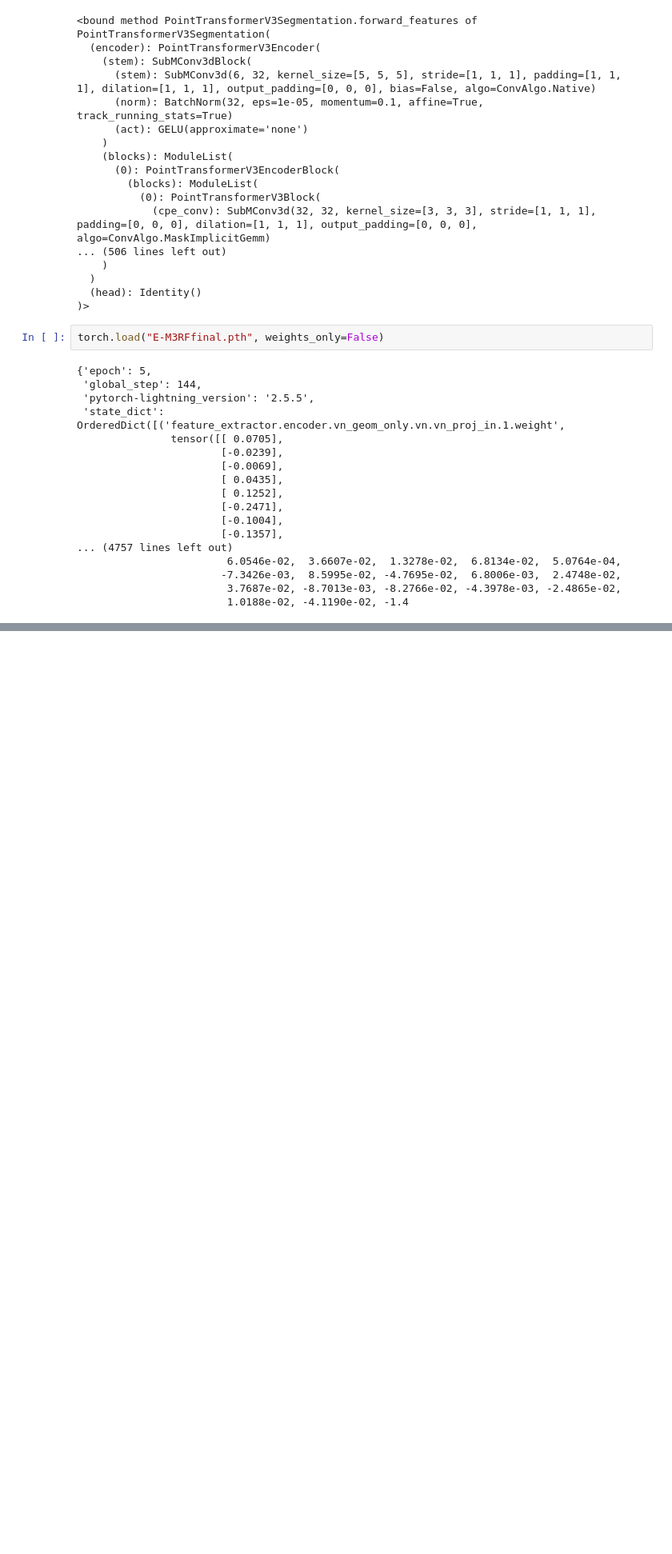
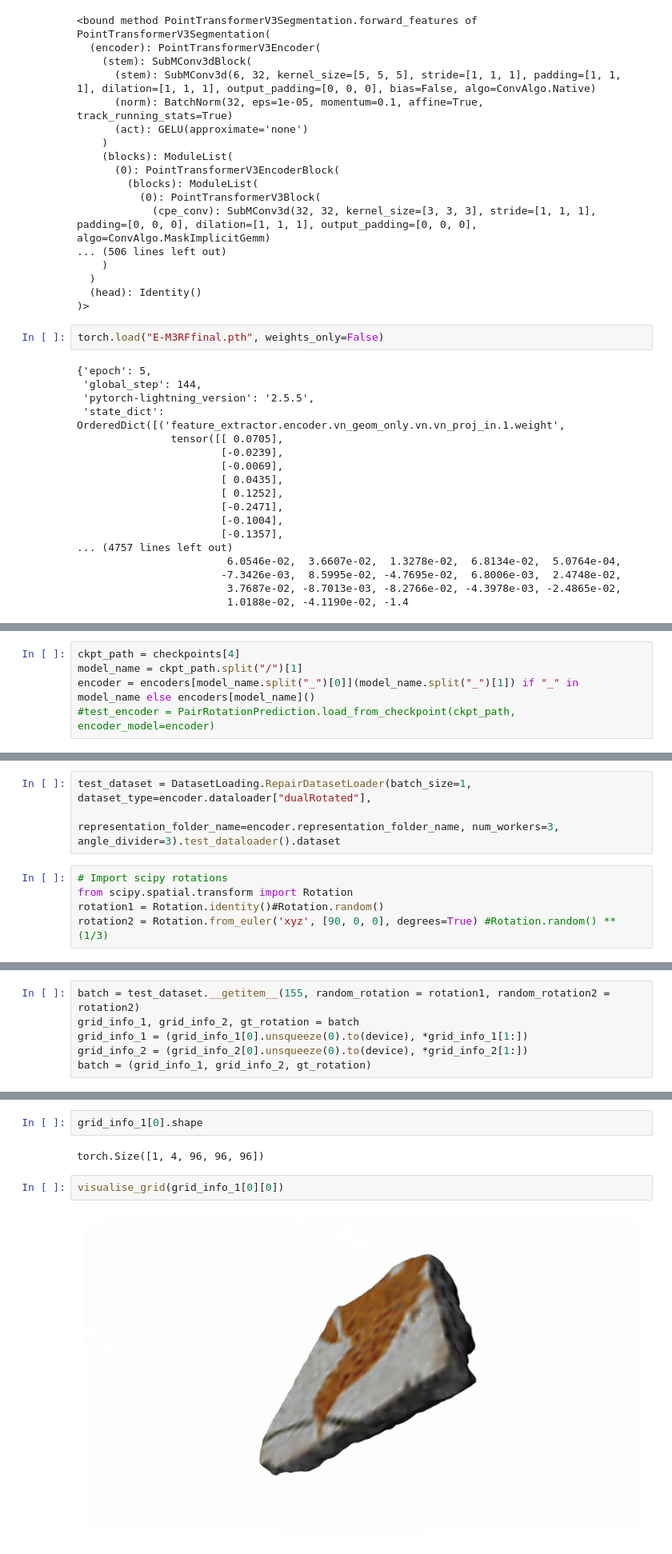
Before and after one commit to EnegoComley/RayRepresentationTesting, a Jupyter notebook: EvaluationTesting.ipynb, the cells around one changed output, grey strips where cells are left out. Shown at 80% size. Saved outputs shown, nothing was run; the diff lists cells and outputs as text; blank space fills up the shorter version.

```diff
--- a/EvaluationTesting.ipynb
+++ b/EvaluationTesting.ipynb
@@ -352,0 +406,5 @@ from
+# %%
+ckpt_path = checkpoints[4]
+model_name = ckpt_path.split("/")[1]
+encoder = encoders[model_name.split("_")[0]](model_name.split("_")[1]) if "_" in model_name else encoders[model_name]()
+#test_encoder = PairRotationPrediction.load_from_checkpoint(ckpt_path, encoder_model=encoder)
@@ -352,0 +422,8 @@ from
+# %%
+test_dataset = DatasetLoading.RepairDatasetLoader(batch_size=1, dataset_type=encoder.dataloader["dualRotated"],
+                                     representation_folder_name=encoder.representation_folder_name, num_workers=3, angle_divider=3).test_dataloader().dataset
+# %%
+# Import scipy rotations
+from scipy.spatial.transform import Rotation
+rotation1 = Rotation.identity()#Rotation.random()
+rotation2 = Rotation.from_euler('xyz', [90, 0, 0], degrees=True) #Rotation.random() ** (1/3)
@@ -352,0 +438,6 @@ from
+# %%
+batch = test_dataset.__getitem__(155, random_rotation = rotation1, random_rotation2 = rotation2)
+grid_info_1, grid_info_2, gt_rotation = batch
+grid_info_1 = (grid_info_1[0].unsqueeze(0).to(device), *grid_info_1[1:])
+grid_info_2 = (grid_info_2[0].unsqueeze(0).to(device), *grid_info_2[1:])
+batch = (grid_info_1, grid_info_2, gt_rotation)
@@ -352,0 +528,8 @@ from
+# %%
+grid_info_1[0].shape
+# %% [output]
+torch.Size([1, 4, 96, 96, 96])
+# %%
+visualise_grid(grid_info_1[0][0])
+# %% [output]
+[figure, added]
```
Also changed, not shown: parts of 78 cells of this notebook, 3 other files.
